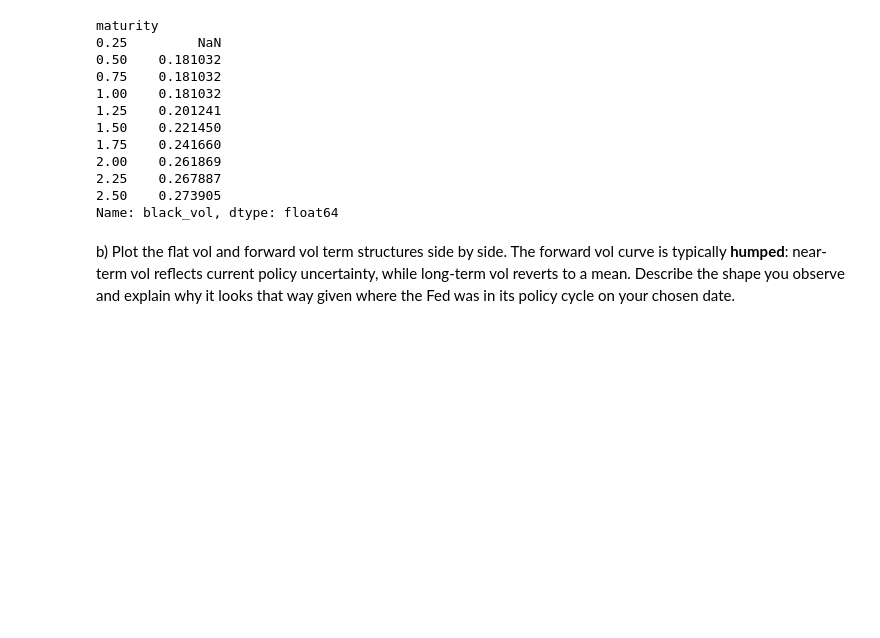
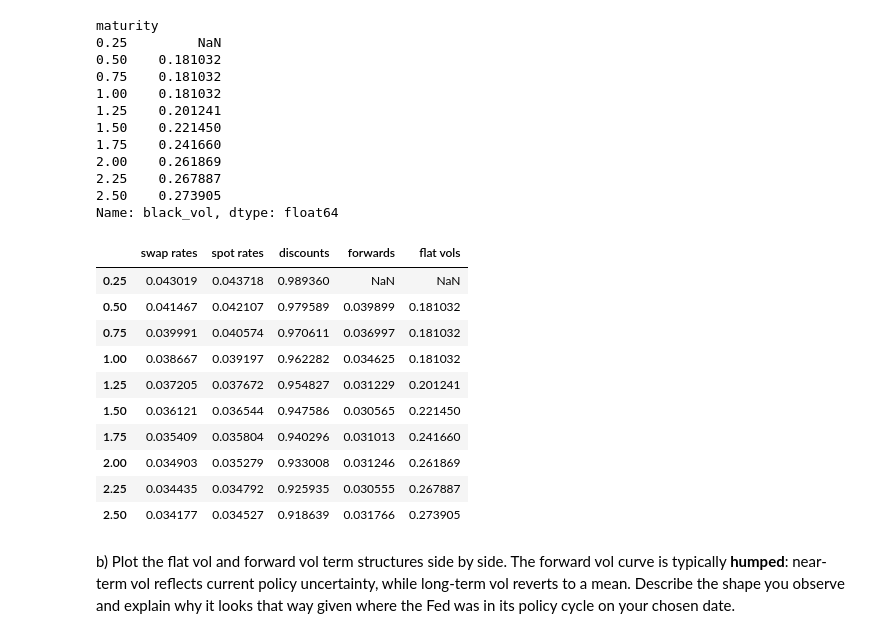
Before and after one commit to azakharove/finm37500P8, a Jupyter notebook: P8 Forward Volatility from the SOFR Cap Market_AZ.ipynb, the cells around one changed output. Drawn from its saved outputs; the diff is of its cells as text; code cells hidden in the pictures; blank space fills up the shorter version.

Commit message:
discount and forward curve

```diff
--- a/P8 Forward Volatility from the SOFR Cap Market_AZ.ipynb
+++ b/P8 Forward Volatility from the SOFR Cap Market_AZ.ipynb
@@ -320,8 +320,68 @@ Name: black_vol, dtype: float64
 # %%
 # Construct Discount and Forward Curves
 swap_quarterly_grid = sofr_slice.reindex(quarterly_grid).interpolate(method = "linear", limit_direction="both")
 
 delta = 0.25
+
+# do that exactly as the most basic vanilla bootstrap method in week 1 of fixed income
+# fact that they are swap rates doesnt change a thing
+# go back to spot discount curve, interpolate into quarterly grid, fit spot curve
+# normal vol quotes
+# homework 7.1
+
+# Bootstrap discount factors
+discounts = pd.Series(index=quarterly_grid, dtype=float)
+
+for j, T in enumerate(quarterly_grid, start=1):
+    S = swap_quarterly_grid.loc[T]
+
+    if j == 1:
+        # First maturity: S * delta * D1 = 1 - D1
+        discounts.loc[T] = 1 / (1 + S * delta)
+    else:
+        prev_times = quarterly_grid[:j-1]
+        prev_sum = discounts.loc[prev_times].sum()
+        discounts.loc[T] = (1 - S * delta * prev_sum) / (1 + S * delta)
+
+discounts.name = "discounts"
+
+# Convert discount factors to annually compounded spot rates
+spot_rates = pd.Series(index=quarterly_grid, dtype=float)
+for T in quarterly_grid:
+    spot_rates.loc[T] = discounts.loc[T] ** (-1 / T) - 1
+spot_rates.name = "spot rates"
+
+# Compute simple forward rates for each quarter
+forwards = pd.Series(index=quarterly_grid, dtype=float)
+forwards.loc[0.25] = np.nan
+for j in range(1, len(quarterly_grid)):
+    T_prev = quarterly_grid[j-1]
+    T = quarterly_grid[j]
+    forwards.loc[T] = (discounts.loc[T_prev] / discounts.loc[T] - 1) / delta
+forwards.name = "forwards"
+
+# Put everything together
+curve_q1 = pd.DataFrame({
+    "swap rates": swap_quarterly_grid,
+    "spot rates": spot_rates,
+    "discounts": discounts,
+    "forwards": forwards,
+    "flat vols": black_vol_quarterly
+})
+
+display(curve_q1.head(10))
+# %% [output]
+|  | swap rates | spot rates | discounts | forwards | flat vols |
+| 0.25 | 0.043019 | 0.043718 | 0.989360 | NaN | NaN |
+| 0.50 | 0.041467 | 0.042107 | 0.979589 | 0.039899 | 0.181032 |
+| 0.75 | 0.039991 | 0.040574 | 0.970611 | 0.036997 | 0.181032 |
+| 1.00 | 0.038667 | 0.039197 | 0.962282 | 0.034625 | 0.181032 |
+| 1.25 | 0.037205 | 0.037672 | 0.954827 | 0.031229 | 0.201241 |
+| 1.50 | 0.036121 | 0.036544 | 0.947586 | 0.030565 | 0.221450 |
+| 1.75 | 0.035409 | 0.035804 | 0.940296 | 0.031013 | 0.241660 |
+| 2.00 | 0.034903 | 0.035279 | 0.933008 | 0.031246 | 0.261869 |
+| 2.25 | 0.034435 | 0.034792 | 0.925935 | 0.030555 | 0.267887 |
+| 2.50 | 0.034177 | 0.034527 | 0.918639 | 0.031766 | 0.273905 |
 # %% [markdown]
 b) Plot the flat vol and forward vol term structures side by side. The forward vol curve is typically **humped**: near-term vol reflects current policy uncertainty, while long-term vol reverts to a mean. Describe the shape you observe and explain why it looks that way given where the Fed was in its policy cycle on your chosen date.
 # %% [markdown]
```
